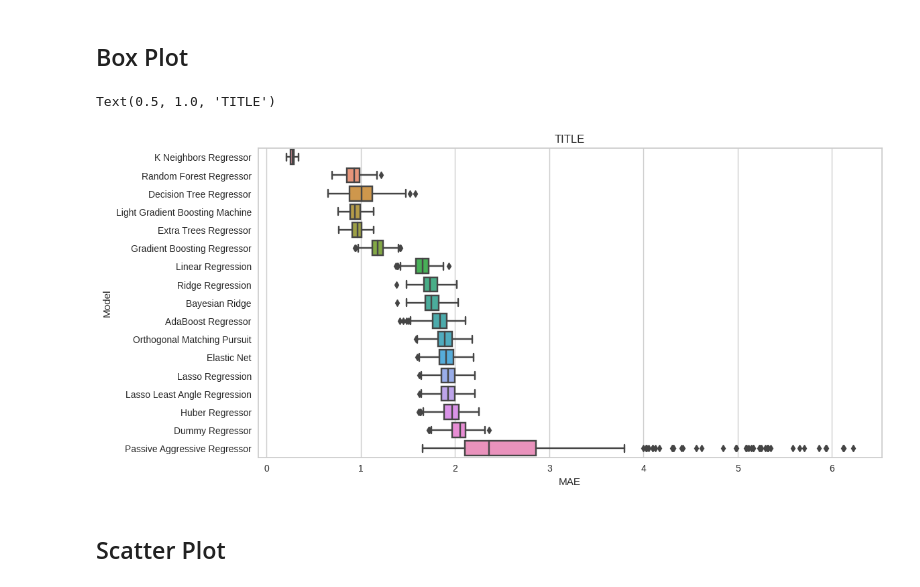
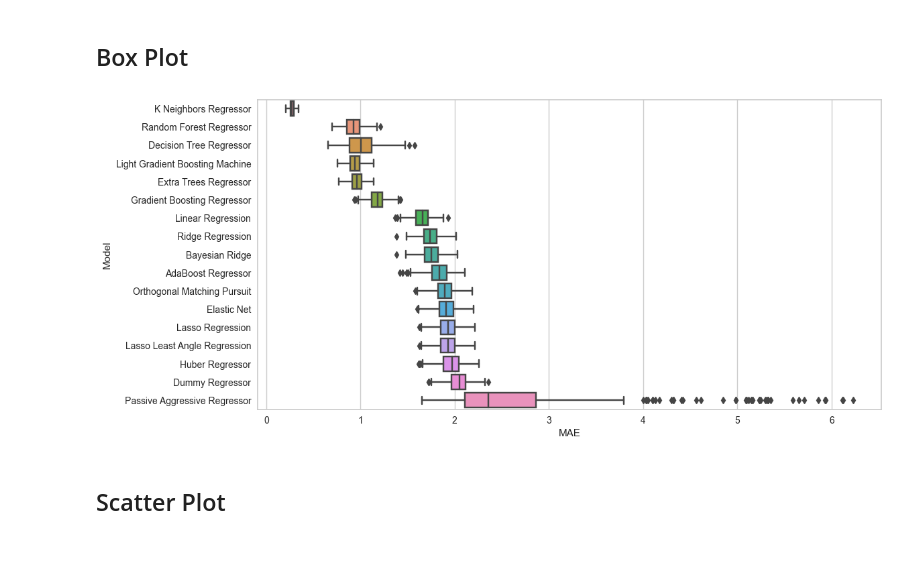
Before and after one commit to fmegahed/shoulder_fatigue_modeling, a Jupyter notebook: analysis.ipynb, the cells around one changed output. Drawn from its saved outputs; the diff is of its cells as text; code cells hidden in the pictures; blank space fills up the shorter version.

```diff
--- a/analysis.ipynb
+++ b/analysis.ipynb
@@ -202,17 +203,16 @@ Name: Feature, dtype: float64
 # %%
 # TODO: Add Title To Graphs (explains what is going on)
 # Convert graphs to mp4 slideshow (save figures in folder...)
 
 g = sns.boxplot(x='MAE', y='Model', data=df_t_g)
 
 # Set the size and aspect ratio of the graph
 g.figure.set_size_inches(12, 6)
 
 # Add title
-plt.title('TITLE')
+plt.savefig('outputs/graphs/g/box_g.png', bbox_inches='tight')
 # %% [output]
-Text(0.5, 1.0, 'TITLE')
-[figure, old version]
+[figure, new version]
 # %% [markdown]
 ## Scatter Plot
 # %%
```
Also changed, not shown: parts of 14 cells of this notebook, 16 other files.
